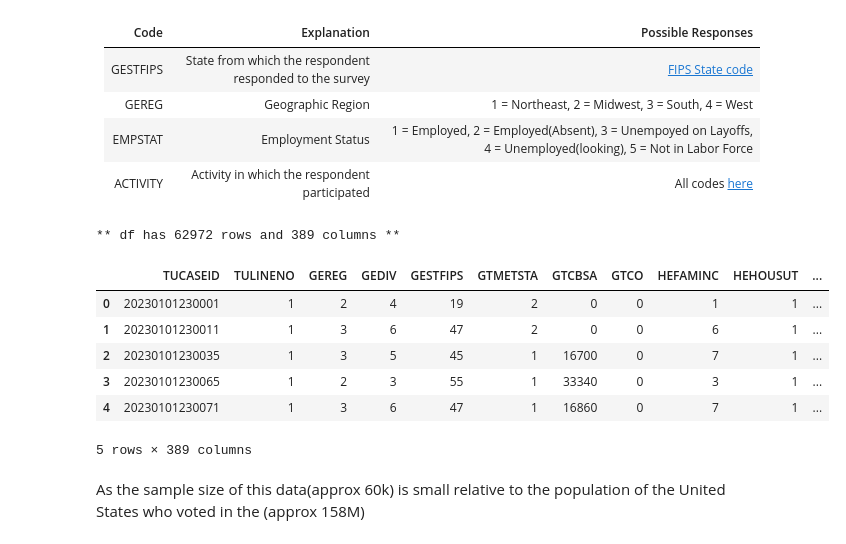
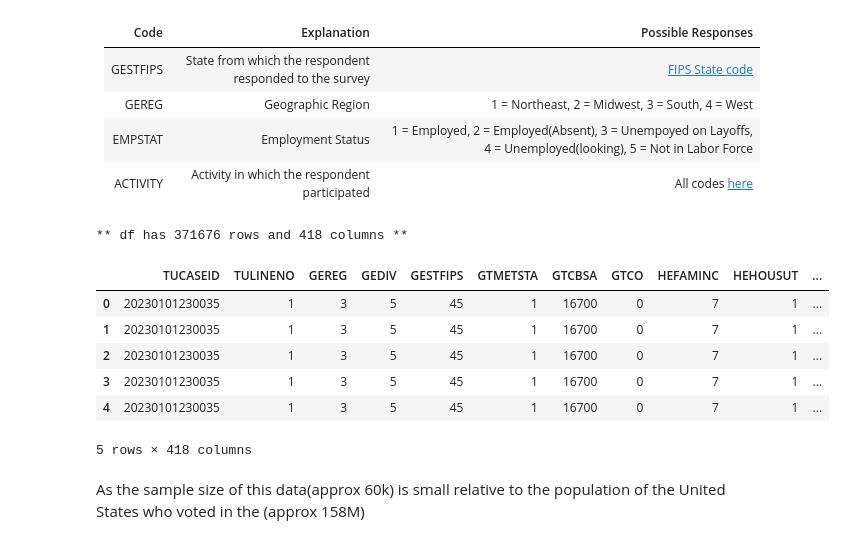
Before and after one commit to EdwinSavelson/CS3120_Final_Project, a Jupyter notebook: Edwin_Savelson_Final_Project_pynb.ipynb, the cells around one changed output. Drawn from its saved outputs; the diff is of its cells as text; code cells hidden in the pictures.

```diff
--- a/Edwin_Savelson_Final_Project_pynb.ipynb
+++ b/Edwin_Savelson_Final_Project_pynb.ipynb
@@ -51,17 +56,19 @@ There are **389** columns in this data so attempting to analyze all of these fea
 |EMPSTAT| Employment Status|1 = Employed, 2 = Employed(Absent), 3 = Unempoyed on Layoffs, 4 = Unemployed(looking), 5 = Not in Labor Force|
 |ACTIVITY|Activity in which the respondent participated| All codes [here](https://www.bls.gov/tus/lexicons/lexiconwex2023.pdf)|
 # %%
-df = pd.read_csv('https://raw.githubusercontent.com/EdwinSavelson/CS3120_Final_Project/refs/heads/main/atuscps_2023.dat')
-print(f"** df has {df.shape[0]} rows and {df.shape[1]} columns **")
-df.head()
+df1 = pd.read_csv('https://raw.githubusercontent.com/EdwinSavelson/CS3120_Final_Project/refs/heads/main/atuscperson_2023.dat')
+df2= pd.read_csv('https://raw.githubusercontent.com/EdwinSavelson/CS3120_Final_Project/refs/heads/main/atusactivity_2023.dat')
+data= pd.merge(df1, df2, on='TUCASEID')
+print(f"** df has {data.shape[0]} rows and {data.shape[1]} columns **")
+data.head()
 # %% [output]
-** df has 62972 rows and 389 columns **
+** df has 371676 rows and 418 columns **
 |  | TUCASEID | TULINENO | GEREG | GEDIV | GESTFIPS | GTMETSTA | GTCBSA | GTCO | HEFAMINC | HEHOUSUT | ... |
-| 0 | 20230101230001 | 1 | 2 | 4 | 19 | 2 | 0 | 0 | 1 | 1 | ... |
-| 1 | 20230101230011 | 1 | 3 | 6 | 47 | 2 | 0 | 0 | 6 | 1 | ... |
+| 0 | 20230101230035 | 1 | 3 | 5 | 45 | 1 | 16700 | 0 | 7 | 1 | ... |
+| 1 | 20230101230035 | 1 | 3 | 5 | 45 | 1 | 16700 | 0 | 7 | 1 | ... |
 | 2 | 20230101230035 | 1 | 3 | 5 | 45 | 1 | 16700 | 0 | 7 | 1 | ... |
-| 3 | 20230101230065 | 1 | 2 | 3 | 55 | 1 | 33340 | 0 | 3 | 1 | ... |
-| 4 | 20230101230071 | 1 | 3 | 6 | 47 | 1 | 16860 | 0 | 7 | 1 | ... |
+| 3 | 20230101230035 | 1 | 3 | 5 | 45 | 1 | 16700 | 0 | 7 | 1 | ... |
+| 4 | 20230101230035 | 1 | 3 | 5 | 45 | 1 | 16700 | 0 | 7 | 1 | ... |
-5 rows × 389 columns
+5 rows × 418 columns
 # %% [markdown]
 As the sample size of this data(approx 60k) is small relative to the population of the United States who voted in the (approx 158M)
```
Also changed, not shown: parts of 4 cells of this notebook.
